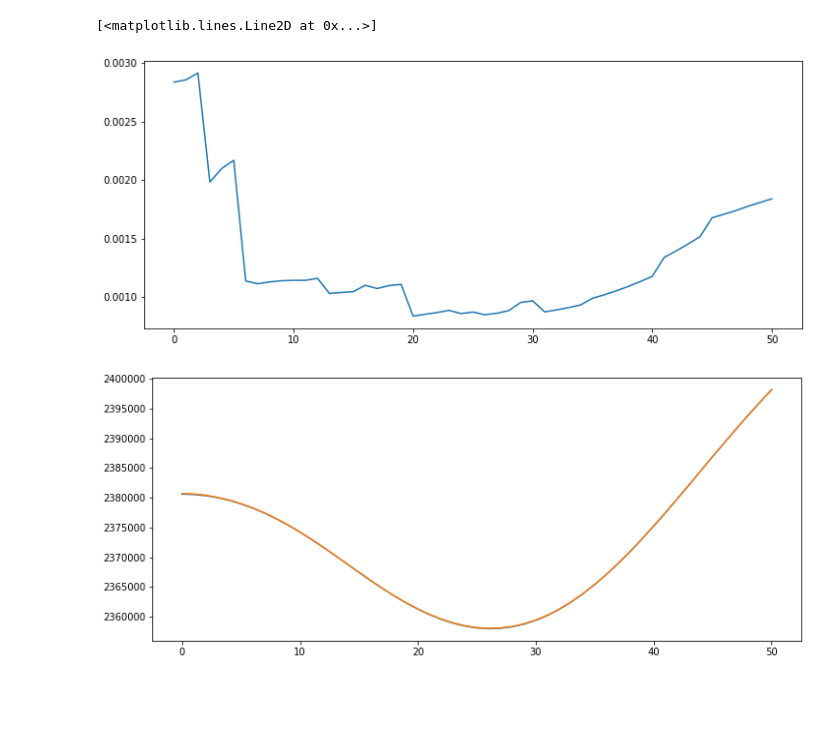
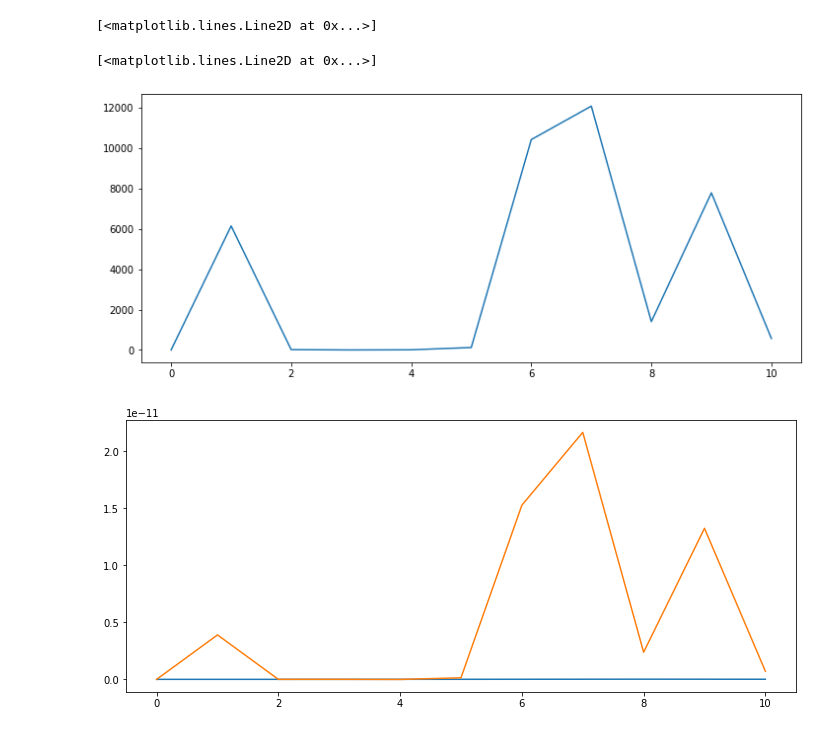
Before and after one commit to bdshieh/cnl-dyna, a Jupyter notebook: notebooks/demos/plot_hmatrix_error.ipynb, the cells around one changed output. Drawn from its saved outputs; the diff is of its cells as text; code cells hidden in the pictures; blank space fills up the shorter version.

```diff
--- a/notebooks/demos/plot_hmatrix_error.ipynb
+++ b/notebooks/demos/plot_hmatrix_error.ipynb
@@ -1,60 +1,81 @@
 # %%
-file = '/home/bernie/projects/array.json'
 hmargs = {
     'aprx': 'paca',
     'basis': 'linear',
     'admis': '2',
-    'eta': 1.2,
-    'eps': 1e-12,
+    'eta': 0.8,
+#     'eps': 0,
     'm': 4,
     'clf': 16,
-    'eps_aca': 0.01,
+    'eps_aca': 1e-2,
     'rk': 0,
     'q_reg': 2,
     'q_sing': 4,
     'strict': True,
 }
 refn = 9
-freqs = 0, 50e6, 1e6
+freqs = 0, 10e6, 1e6
 c = 1500
+rho = 1000
 # %%
 import numpy as np
 from matplotlib import pyplot as plt
 from tqdm import tqdm
 
-from cnld import abstract, fem, bem
+from cnld import abstract, fem, bem, mesh
+from cnld.arrays import matrix_array
+from cnld.compressed_formats import MbkSparseMatrix
 
+array = matrix_array(nelem=[1,2], shape='circle')
+fs = np.arange(freqs[0], freqs[1] + freqs[2], freqs[2])
 
-array = abstract.load(file)
-freqs = np.arange(freqs[0], freqs[1] + freqs[2], freqs[2])
-
+amesh = mesh.Mesh.from_abstract(array, refn)
+ob = amesh.on_boundary
 F = np.array(fem.array_f_spmatrix(array, refn).todense())
 b = np.sum(F, axis=1)
 
-nrmse = np.zeros(len(freqs))
-xfm_mean = np.zeros(len(freqs))
-xhm_mean = np.zeros(len(freqs))
+nrmse = np.zeros(len(fs))
+xfm_mean = np.zeros(len(fs))
+xhm_mean = np.zeros(len(fs))
 
-for i, f in enumerate(tqdm(freqs)):
+for i, f in enumerate(tqdm(fs)):
 
-    k = 2 * np.pi * f / c
+    omg = 2 * np.pi * f
+    k = omg / c
+
+    Gfe = fem.array_mbk_spmatrix(array, refn, f)
     Zfm = bem.array_z_matrix(array, refn, k, format='FullFormat', **hmargs)
     Zhm = bem.array_z_matrix(array, refn, k, format='HFormat', **hmargs)
 
-    xfm = np.conj(Zfm.lu().lusolve(b))
-    xhm = np.conj(Zhm.lu().lusolve(b))
+    Gfm = MbkSparseMatrix(Gfe) + -omg**2 * 2 * rho * Zfm
+    Ghm = MbkSparseMatrix(Gfe) + -omg**2 * 2 * rho * Zhm
+
+    xfm = np.conj(Gfm.lu().lusolve(b))
+    xfm[ob] = 0
+    xhm = np.conj(Ghm.lu().lusolve(b))
+    xhm[ob] = 0
 
     xfm_mean[i] = np.mean(np.abs(xfm))
     xhm_mean[i] = np.mean(np.abs(xhm))
     nrmse[i] = np.sqrt(np.sum(np.abs(xfm - xhm)**2)) / np.max(np.abs(xfm))
+
+
+fig, ax = plt.subplots(figsize=(12,5))
+ax.plot(fs / 1e6, nrmse)
+
+fig, ax = plt.subplots(figsize=(12,5))
+ax.plot(fs / 1e6, xfm_mean)
+ax.plot(fs / 1e6, xhm_mean)
+# %% [output]
+[<matplotlib.lines.Line2D at 0x...>]
 # %%
 fig, ax = plt.subplots(figsize=(12,5))
-ax.plot(freqs / 1e6, nrmse)
+ax.plot(fs / 1e6, nrmse)
 
 fig, ax = plt.subplots(figsize=(12,5))
-ax.plot(freqs / 1e6, xfm_mean)
-ax.plot(freqs / 1e6, xhm_mean)
+ax.plot(fs / 1e6, xfm_mean)
+ax.plot(fs / 1e6, xhm_mean)
 # %% [output]
 [<matplotlib.lines.Line2D at 0x...>]
-[figure, old version]
+[figure, new version]
-[figure, old version]
+[figure, new version]
```
Also changed, not shown: 3 other files.
